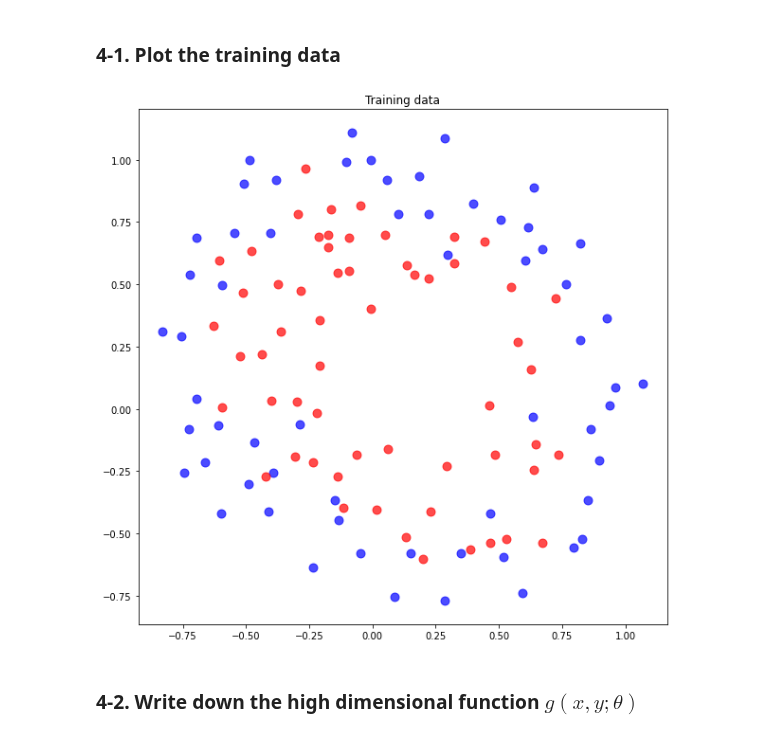
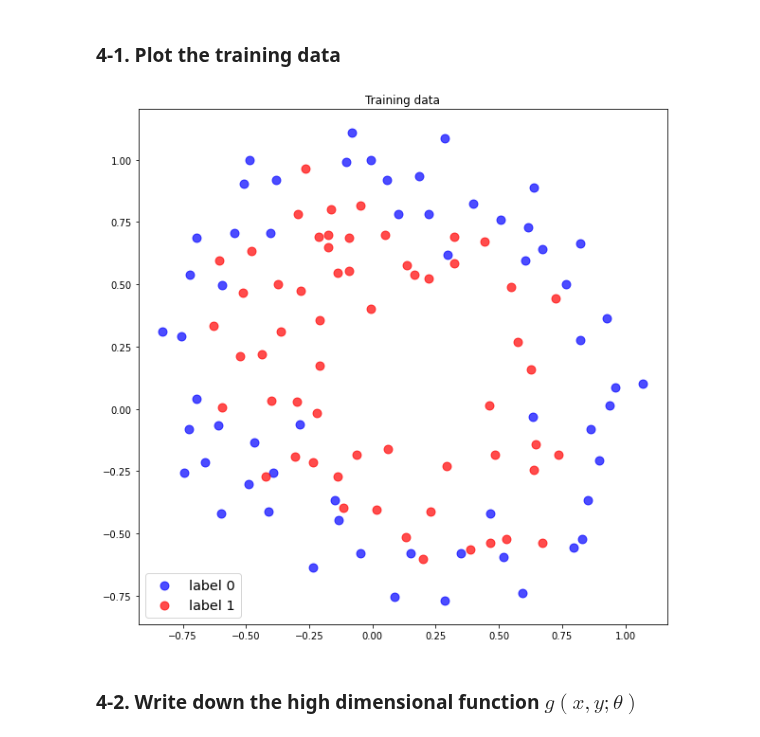
Before and after one commit to ihooni/class-MachineLearning, a Jupyter notebook: 06/assignment-06.ipynb, the cells around one changed output. Cells and saved outputs as stored; diff of their text form; code cells hidden in the pictures.

```diff
--- a/06/assignment-06.ipynb
+++ b/06/assignment-06.ipynb
@@ -79,16 +79,17 @@ for epoch in range(epoch_count):
 # %%
 import matplotlib.pyplot as plt
 
 X_label0 = X_raw[np.squeeze(Y_raw) == 0]
 X_label1 = X_raw[np.squeeze(Y_raw) == 1]
 
 plt.figure(figsize=(10, 10))
 plt.title('Training data')
 plt.scatter(X_label0[:, 0], X_label0[:, 1], alpha=0.7, c='b', s=80)
 plt.scatter(X_label1[:, 0], X_label1[:, 1], alpha=0.7, c='r', s=80)
+plt.legend(['label 0', 'label 1'], fontsize='x-large', loc='lower left')
 plt.show()
 # %% [output]
-[figure, old version]
+[figure, new version]
 # %% [markdown]
 ### 4-2. Write down the high dimensional function $g(x, y; \theta)$
 # %% [markdown]
```
Also changed, not shown: parts of 3 cells of this notebook.
